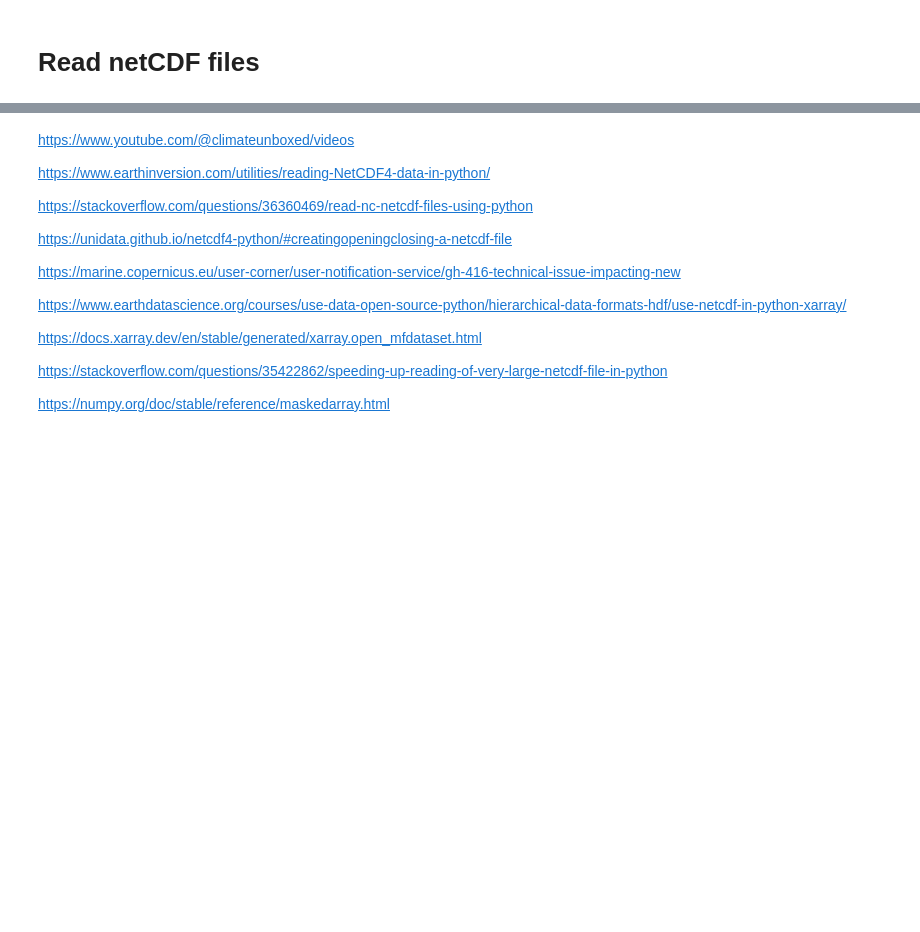
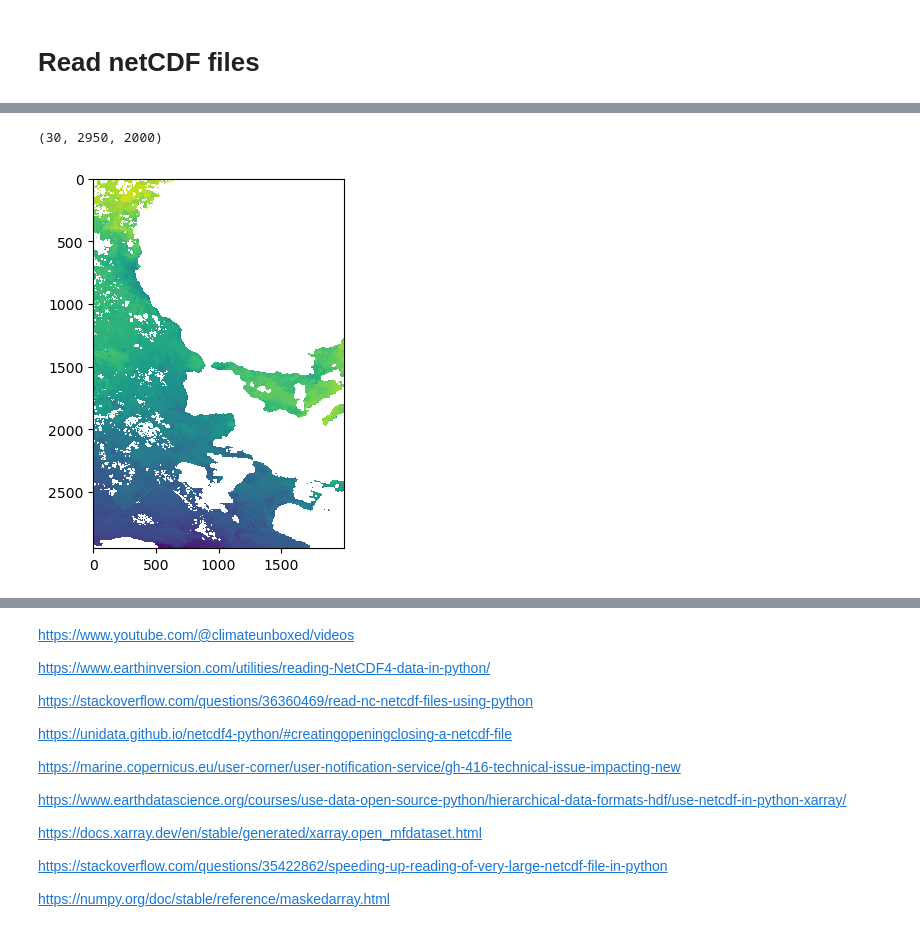
Before and after one commit to ghostpress/rainfall-pde-ml, a Jupyter notebook: MLcode.ipynb, the cells around one changed output, grey strips where cells are left out. Cells and saved outputs as stored; diff of their text form; code cells hidden in the pictures; blank space fills up the shorter version.

Commit message:
Tested method to aggregate data collections by month

```diff
--- a/MLcode.ipynb
+++ b/MLcode.ipynb
@@ -51,0 +56,10 @@ for m in m_paths:
+# %%
+vars_to_exclude = ["lat", "lon", "sst_dtime", "solar_zenith_angle",
+                   "quality_level", "sses_bias", "sses_standard_deviation",
+                   "or_latitude", "or_longitude", "or_number_of_pixels",
+                   "adjusted_sea_surface_temperature", "source_of_sst",
+                   "satellite_zenith_angle", "time"]
+
+
+test = create_month_dataset(dataDir("SST_ATL_PHY_L3S_NRT_010_037/2021/"),
+                            vars_to_exclude)
@@ -51,0 +80,16 @@ for m in m_paths:
+# %%
+test["sst_2021-06"]["sea_surface_temperature"][:].shape
+# %% [output]
+(30, 2950, 2000)
+# %%
+sst = test["sst_2021-06"]["sea_surface_temperature"][:] # the whole June dataset
+
+#june1 = sst[0,] # the snapshot of the first of June
+#plt.imshow(june1)
+
+for i in range(len(sst)):
+    plt.imshow(sst[i,])
+
+plt.show()
+# %% [output]
+[figure, added]
```
Also changed, not shown: parts of 16 cells of this notebook.
